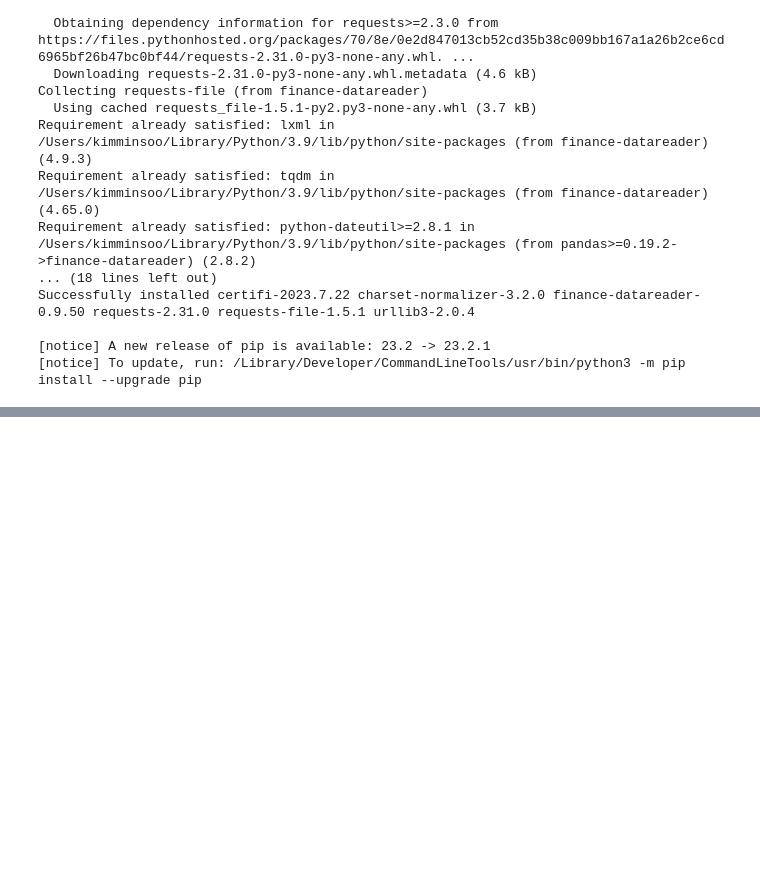
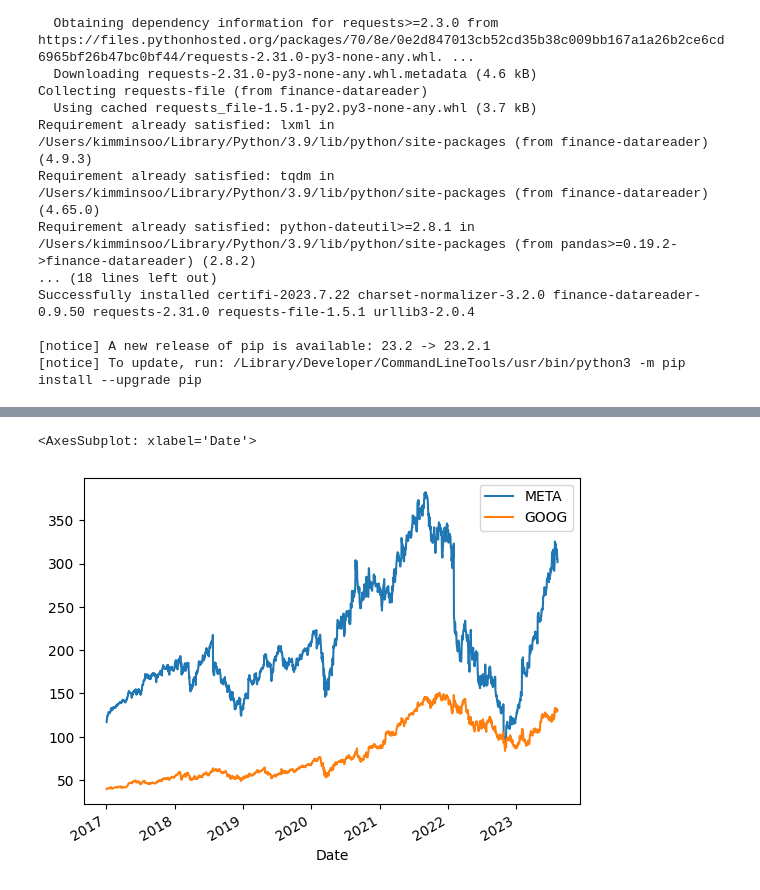
Before and after one commit to Minsoo0405/python_class, a Jupyter notebook: Sparata_2week.ipynb, the cells around one changed output, grey strips where cells are left out. Saved outputs shown, nothing was run; the diff lists cells and outputs as text; code cells hidden in the pictures; blank space fills up the shorter version.

```diff
--- a/Sparata_2week.ipynb
+++ b/Sparata_2week.ipynb
@@ -223,0 +357,14 @@ Successfully installed certifi-2023.7.22 charset-normalizer-3.2.0 finance-datare
+# %%
+# 페이스북과 구글 두 기업 주식 그래프 그리기
+df = pd.DataFrame()
+
+df1 = fdr.DataReader('META', '2017')
+df2 = fdr.DataReader('GOOG', '2017')
+
+df['META'] = df1['Close']
+df['GOOG'] = df2['Close']
+
+df.plot()
+# %% [output]
+<AxesSubplot: xlabel='Date'>
+[figure, added]
```
Also changed, not shown: parts of 38 cells of this notebook.
